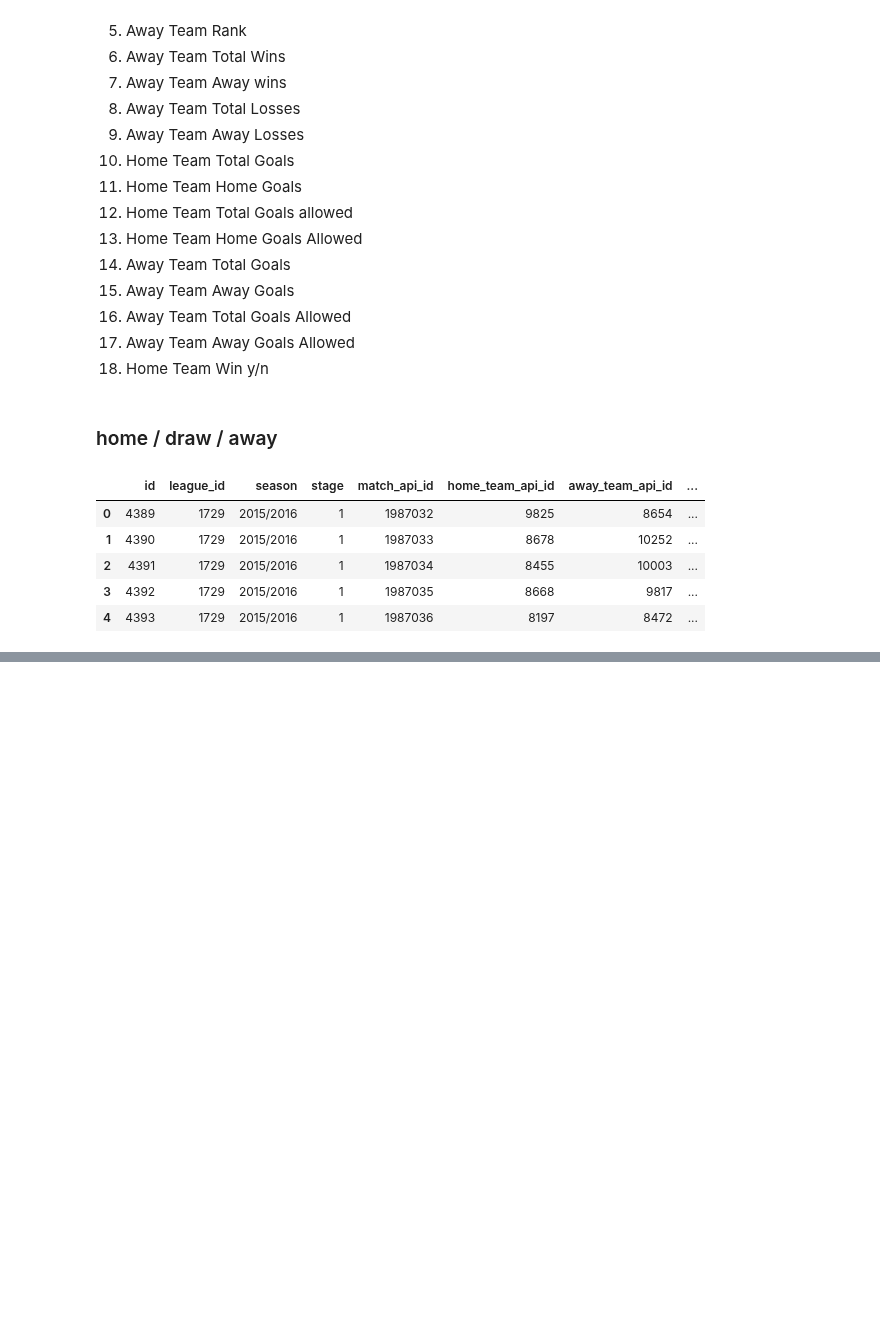
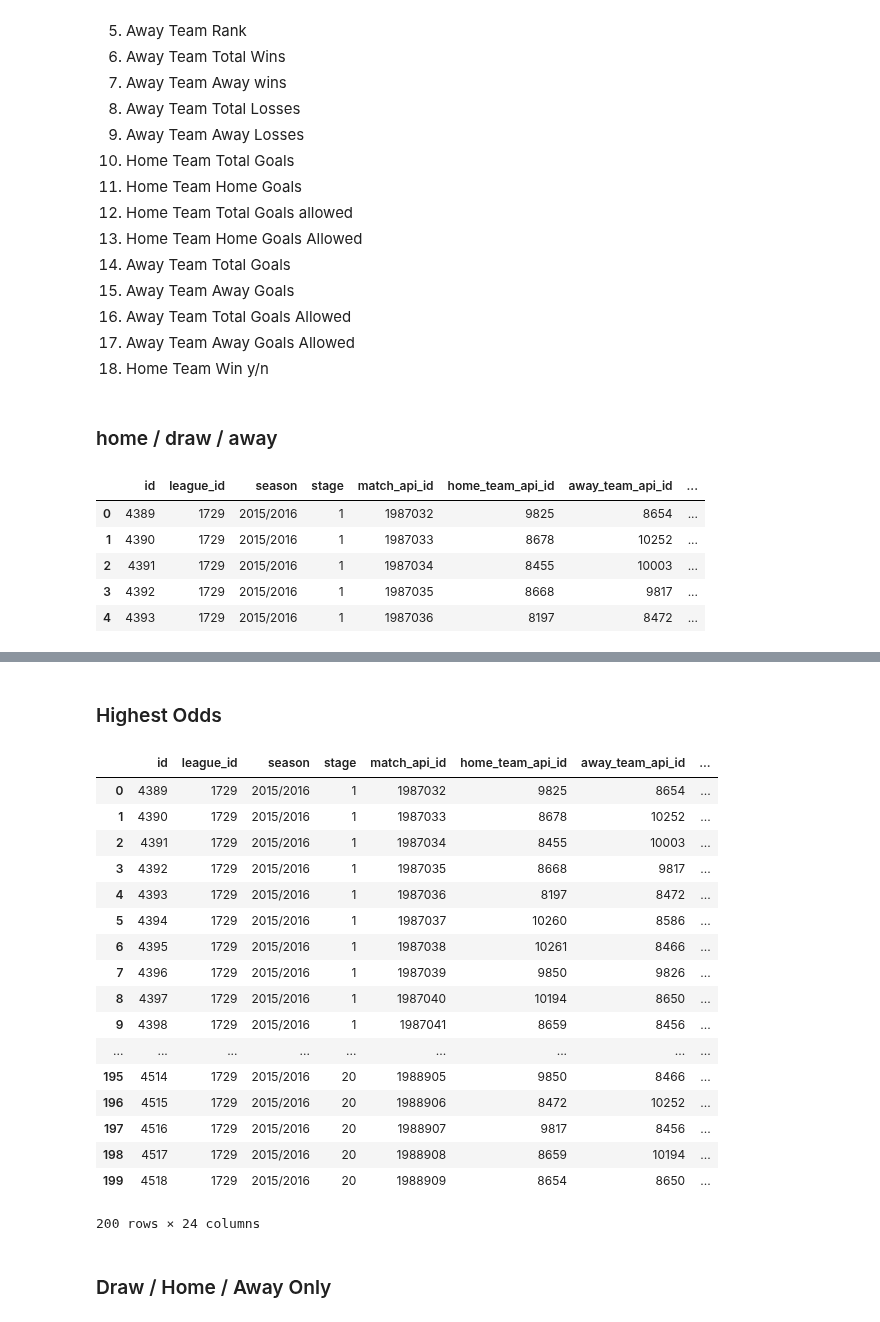
Before and after one commit to georgebrockman/beatthebookies, a Jupyter notebook: beatthebookies/notebooks/nico_explore.ipynb, the cells around one changed output, grey strips where cells are left out. Drawn from its saved outputs; the diff is of its cells as text; code cells hidden in the pictures; blank space fills up the shorter version.

```diff
--- a/beatthebookies/notebooks/nico_explore.ipynb
+++ b/beatthebookies/notebooks/nico_explore.ipynb
@@ -84,0 +95,2 @@ matches_df.head(5)
+# %%
+matches_df['min_profit']=-10
@@ -84,0 +103,2 @@ matches_df.head(5)
+# %%
+matches_df['min_profit_cum']= matches_df['min_profit'].cumsum().fillna(0)
@@ -84,0 +120,4 @@ matches_df.head(5)
+# %% [markdown]
+### Highest Odds
+# %%
+matches_df['max_profit']=-10
@@ -84,0 +128,25 @@ matches_df.head(5)
+# %%
+matches_df['max_profit_cum']= matches_df['max_profit'].cumsum().fillna(0)
+# %%
+matches_df.head(200)
+# %% [output]
+|  | id | league_id | season | stage | match_api_id | home_team_api_id | away_team_api_id | ... |
+| 0 | 4389 | 1729 | 2015/2016 | 1 | 1987032 | 9825 | 8654 | ... |
+| 1 | 4390 | 1729 | 2015/2016 | 1 | 1987033 | 8678 | 10252 | ... |
+| 2 | 4391 | 1729 | 2015/2016 | 1 | 1987034 | 8455 | 10003 | ... |
+| 3 | 4392 | 1729 | 2015/2016 | 1 | 1987035 | 8668 | 9817 | ... |
+| 4 | 4393 | 1729 | 2015/2016 | 1 | 1987036 | 8197 | 8472 | ... |
+| 5 | 4394 | 1729 | 2015/2016 | 1 | 1987037 | 10260 | 8586 | ... |
+| 6 | 4395 | 1729 | 2015/2016 | 1 | 1987038 | 10261 | 8466 | ... |
+| 7 | 4396 | 1729 | 2015/2016 | 1 | 1987039 | 9850 | 9826 | ... |
+| 8 | 4397 | 1729 | 2015/2016 | 1 | 1987040 | 10194 | 8650 | ... |
+| 9 | 4398 | 1729 | 2015/2016 | 1 | 1987041 | 8659 | 8456 | ... |
+| ... | ... | ... | ... | ... | ... | ... | ... | ... |
+| 195 | 4514 | 1729 | 2015/2016 | 20 | 1988905 | 9850 | 8466 | ... |
+| 196 | 4515 | 1729 | 2015/2016 | 20 | 1988906 | 8472 | 10252 | ... |
+| 197 | 4516 | 1729 | 2015/2016 | 20 | 1988907 | 9817 | 8456 | ... |
+| 198 | 4517 | 1729 | 2015/2016 | 20 | 1988908 | 8659 | 10194 | ... |
+| 199 | 4518 | 1729 | 2015/2016 | 20 | 1988909 | 8654 | 8650 | ... |
+200 rows × 24 columns
+# %% [markdown]
+### Draw / Home / Away Only
```
Also changed, not shown: parts of 29 cells of this notebook.
